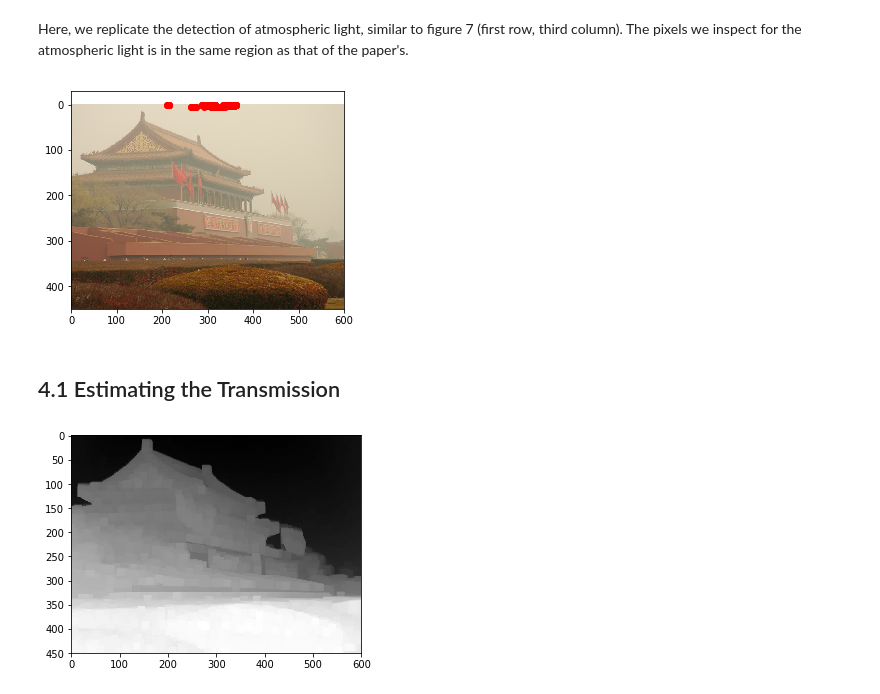
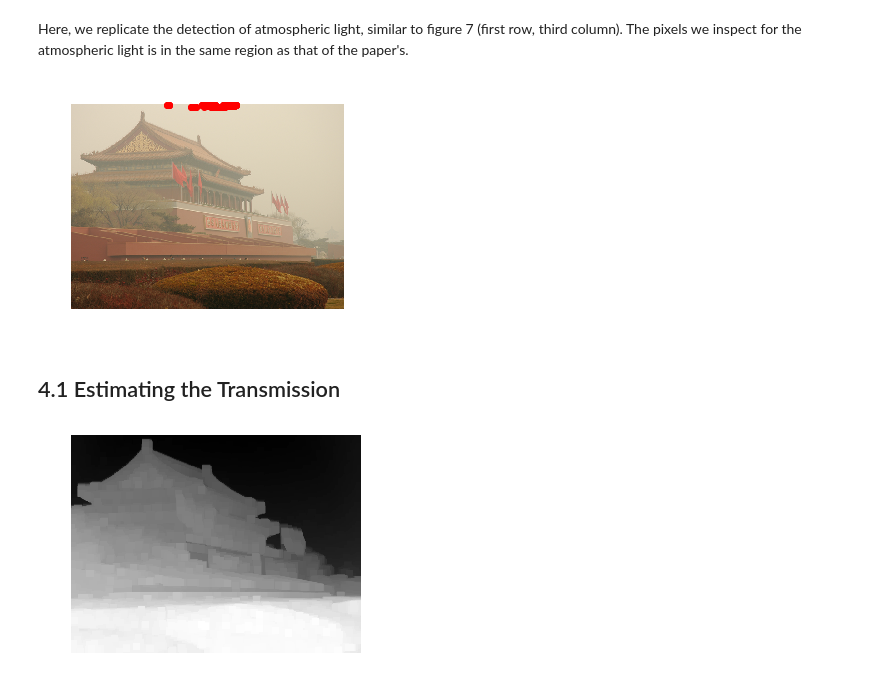
Before and after one commit to rexledesma/Haze-Removal, a Jupyter notebook: haze-removal.ipynb, the cells around one changed output. Saved outputs shown, nothing was run; the diff lists cells and outputs as text; code cells hidden in the pictures.

```diff
--- a/haze-removal.ipynb
+++ b/haze-removal.ipynb
@@ -8,6 +8,7 @@ def bgr2rgb(img):
     b,g,r = cv.split(img)
     return cv.merge([r,g,b])
 # %%
-img = bgr2rgb(cv.imread("images/tiananmen1.png"))
-plt.imshow(img);
+img = bgr2rgb(cv.imread("images/tiananmen1.bmp"))
+plt.imshow(img)
+plt.axis("off");
 # %% [output]
@@ -74,9 +76,10 @@ zz = np.column_stack(np.unravel_index(idx, tian_jdark.shape))
 x, y = np.hsplit(zz,2)
 plt.imshow(img)
 plt.scatter(y, x, c='r')
-plt.show()
+plt.axis('off')
+plt.show();
 # %% [output]
-[figure, old version]
+[figure, new version]
 # %% [markdown]
 ## 4.1 Estimating the Transmission
 # %%
@@ -95,6 +98,7 @@ def estimate_transmission(img, omega=0.95):
     return 1 - omega*norm_img_dc
 # %%
 alpha_map = estimate_transmission(img)
-plt.imshow(alpha_map, cmap='gray');
+plt.imshow(alpha_map, cmap='gray')
+plt.axis("off");
 # %% [output]
-[figure, old version]
+[figure, new version]
```
Also changed, not shown: parts of 8 cells of this notebook.
